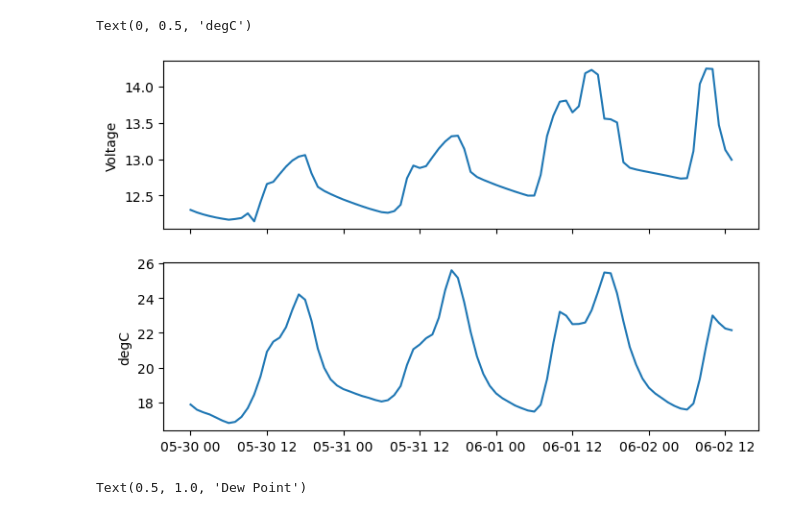
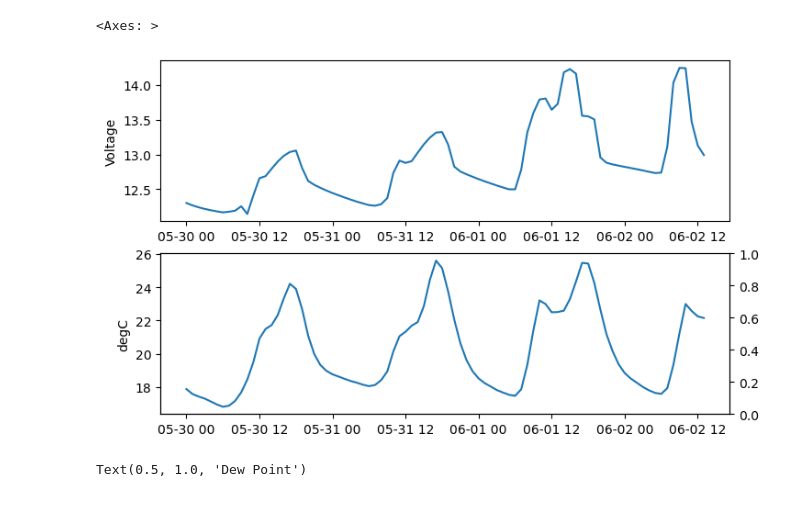
Before and after one commit to sscopazzi/Cal_Poly_Maritime_Academy_Research_Buoy, a Jupyter notebook: python_code/deployment_test.ipynb, the cells around one changed output. Drawn from its saved outputs; the diff is of its cells as text; code cells hidden in the pictures.

```diff
--- a/python_code/deployment_test.ipynb
+++ b/python_code/deployment_test.ipynb
@@ -44,33 +41,34 @@ paratmo = sorted(glob.glob('../python_code/data/PAR_atmo*.dat'),key=alphanum_key
 # %%
 df_list = [] # init empty dataframe
 
 for x in datlog:
     loop = pd.read_csv(x,sep=',',names=['time','record','BattV','PTemp'],header=3,parse_dates=[0])
     df_list.append(loop)
 
 dl = pd.concat(df_list,ignore_index=True)   # dl for datalogger sensor values
 dl = dl.set_index('time')                   # set the time column to be the index
 dl = dl.loc['2023-05-30':'2023-06-03']      # slicing dates I want
 dl_hr = dl.resample('1H').mean()
 
-fig,ax=plt.subplots(ncols=1,nrows=2,figsize=(8,5),sharex=ax[0])
+fig,ax=plt.subplots(ncols=1,nrows=2,figsize=(8,5))
 
 ax[0].plot(dl_hr.index,dl_hr.BattV)
 ax[0].set_ylabel('Voltage')
 ax[1].plot(dl_hr.index,dl_hr.PTemp)
 ax[1].set_ylabel('degC')
+ax[1].twinx()
 
 # fig,ax=plt.subplots(figsize=(8,5))
 # ax.plot(dl.index,dl.BattV,label='Battery Voltage')
 # ax.set_ylabel('Voltage')
 # ax2=ax.twinx()
 # ax2.plot(dl.index,dl.PTemp,label='Panel Temp',color='red')
 # ax2.set_ylabel('degC')
 # ax.legend()
 # ax2.legend()
 # %% [output]
-Text(0, 0.5, 'degC')
+<Axes: >
-[figure, old version]
+[figure, new version]
 # %%
 df_list = [] # init empty dataframe
 
```
Also changed, not shown: parts of 3 cells of this notebook.
